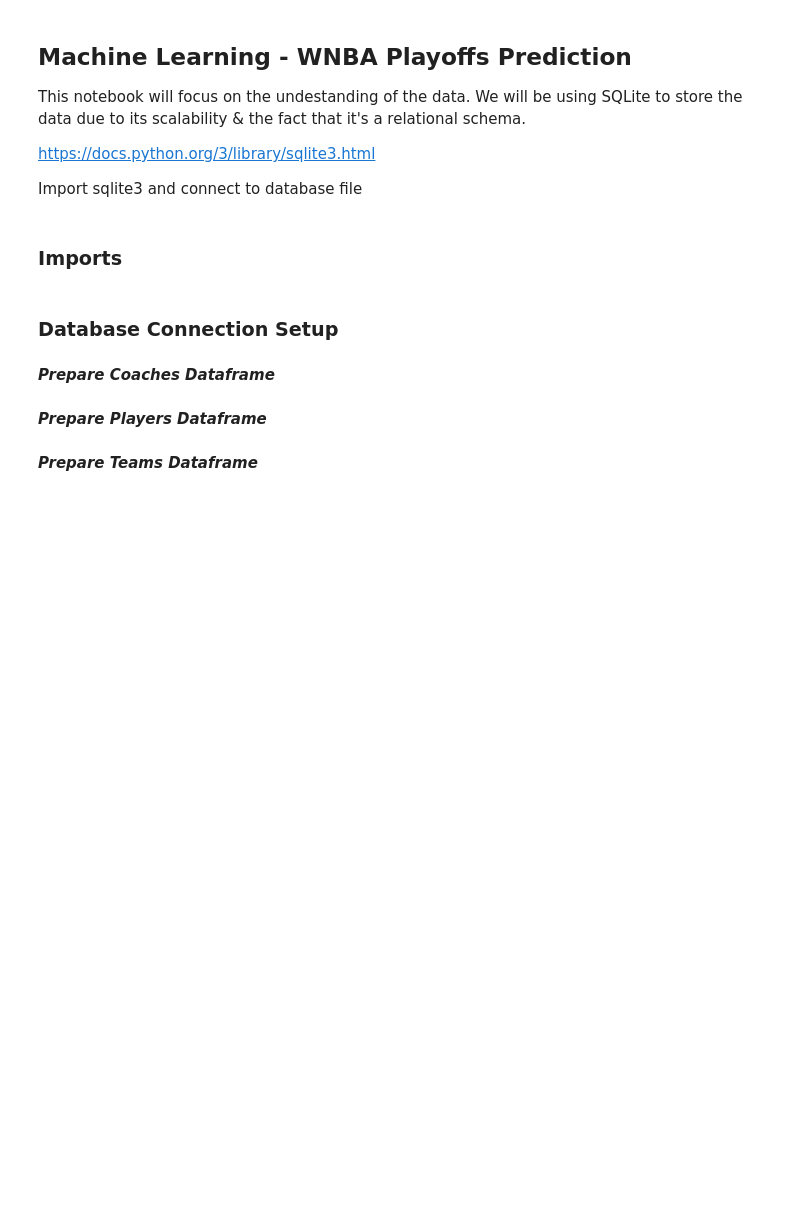
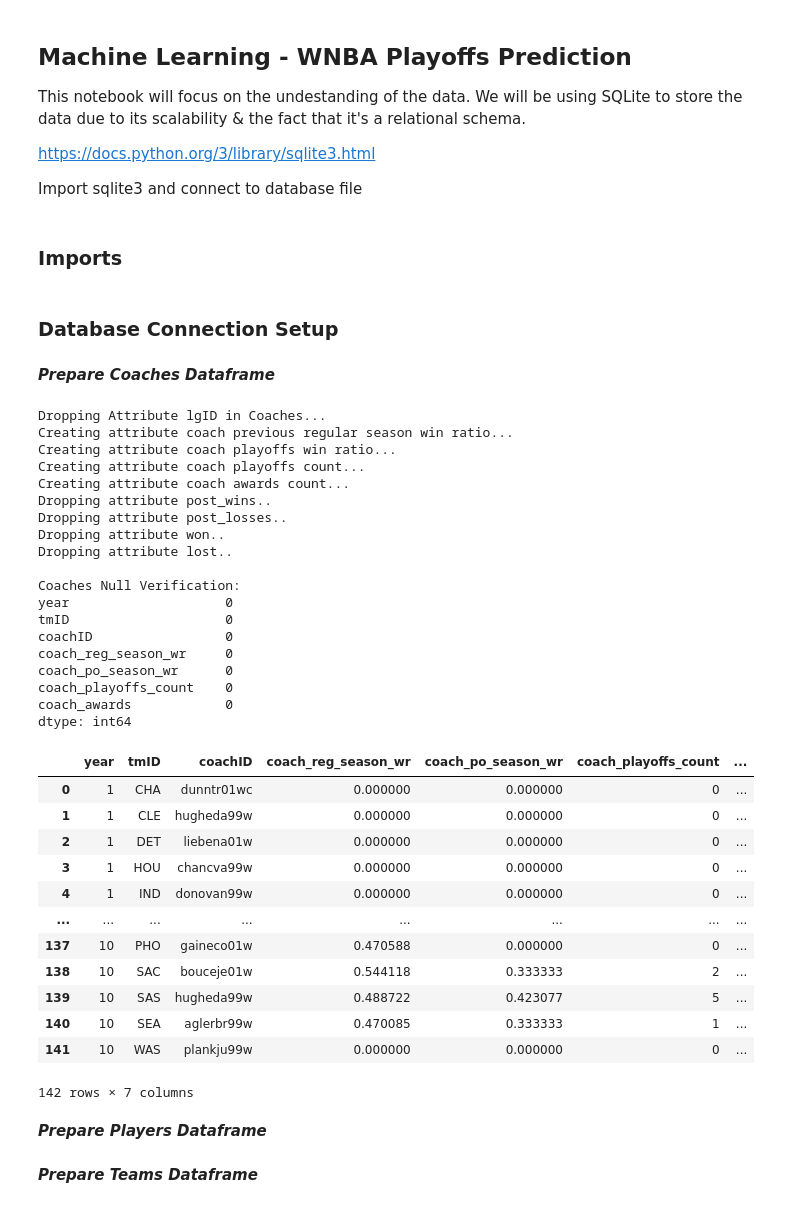
Before and after one commit to oliveira002/FEUP-AC, a Jupyter notebook: data_preparation.ipynb, the cells around one changed output. Drawn from its saved outputs; the diff is of its cells as text; code cells hidden in the pictures; blank space fills up the shorter version.

```diff
--- a/data_preparation.ipynb
+++ b/data_preparation.ipynb
@@ -25,8 +25,41 @@ db_cur = db.cursor()
 # %% [markdown]
 ***Prepare Coaches Dataframe***
 # %%
-#df_new_coaches = pu.prepare_coaches(df_coaches, df_awards,10)
-#pu.group_coaches(df_new_coaches)
+df_new_coaches = pu.prepare_coaches(df_coaches, df_awards,10)
+pu.group_coaches(df_new_coaches)
+# %% [output]
+Dropping Attribute lgID in Coaches...
+Creating attribute coach previous regular season win ratio...
+Creating attribute coach playoffs win ratio...
+Creating attribute coach playoffs count...
+Creating attribute coach awards count...
+Dropping attribute post_wins..
+Dropping attribute post_losses..
+Dropping attribute won..
+Dropping attribute lost..
+
+Coaches Null Verification:
+year                    0
+tmID                    0
+coachID                 0
+coach_reg_season_wr     0
+coach_po_season_wr      0
+coach_playoffs_count    0
+coach_awards            0
+dtype: int64
+|  | year | tmID | coachID | coach_reg_season_wr | coach_po_season_wr | coach_playoffs_count | ... |
+| 0 | 1 | CHA | dunntr01wc | 0.000000 | 0.000000 | 0 | ... |
+| 1 | 1 | CLE | hugheda99w | 0.000000 | 0.000000 | 0 | ... |
+| 2 | 1 | DET | liebena01w | 0.000000 | 0.000000 | 0 | ... |
+| 3 | 1 | HOU | chancva99w | 0.000000 | 0.000000 | 0 | ... |
+| 4 | 1 | IND | donovan99w | 0.000000 | 0.000000 | 0 | ... |
+| ... | ... | ... | ... | ... | ... | ... | ... |
+| 137 | 10 | PHO | gaineco01w | 0.470588 | 0.000000 | 0 | ... |
+| 138 | 10 | SAC | bouceje01w | 0.544118 | 0.333333 | 2 | ... |
+| 139 | 10 | SAS | hugheda99w | 0.488722 | 0.423077 | 5 | ... |
+| 140 | 10 | SEA | aglerbr99w | 0.470085 | 0.333333 | 1 | ... |
+| 141 | 10 | WAS | plankju99w | 0.000000 | 0.000000 | 0 | ... |
+142 rows × 7 columns
 # %% [markdown]
 ***Prepare Players Dataframe***
 # %%
```
Also changed, not shown: parts of 7 cells of this notebook, 1 other file.
